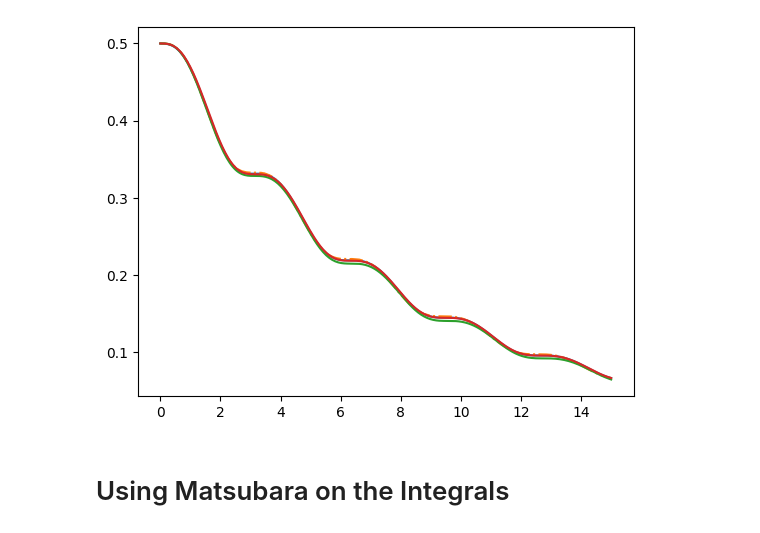
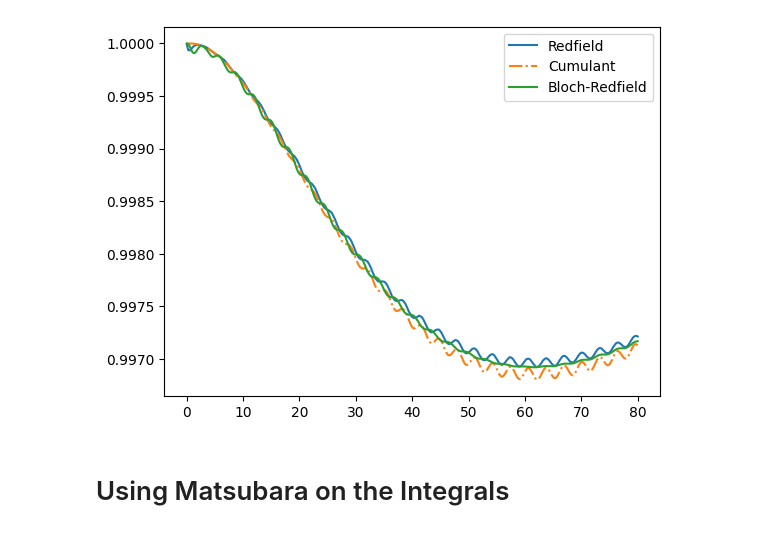
Before and after one commit to mcditoos/NonMarkovianMethods, a Jupyter notebook: nmm/cumulant/testing.ipynb, the cells around one changed output. Cells and saved outputs as stored; diff of their text form; code cells hidden in the pictures.

Commit message:
minor redfield changes

```diff
--- a/nmm/cumulant/testing.ipynb
+++ b/nmm/cumulant/testing.ipynb
@@ -116,0 +136,3 @@ pop_br=[i[0,1] for i in resultBR.states]
+# %%
+redfieldss=[Qobj(ans_red.y[:,i].reshape(2,2)) for i in range(len(t))]
+cumss=[Qobj(i.data) for i in ans]
@@ -116,0 +141,12 @@ pop_br=[i[0,1] for i in resultBR.states]
+# %%
+def rotation(data, t):
+    rotated = [
+        (-1*Qobj(cc.Hsys.data)*1j*t[i]).expm()
+        *data[i]*
+        (Qobj(cc.Hsys.data)*1j*t[i]).expm()
+        for i in range(len(t))
+    ]
+    return rotated
+# %%
+cum_r=rotation(cumss,t)
+red_r=rotation(redfieldss,-t)
@@ -117,12 +164,15 @@ pop_br=[i[0,1] for i in resultBR.states]
+# %%
+fid_cum=[fidelity(cum_r[i],result.states[i]) for i in range(len(t))]
+fid_red=[fidelity(red_r[i].conj(),result.states[i]) for i in range(len(t))]
+fid_br=[fidelity(resultBR.states[i],result.states[i]) for i in range(len(t))]
 # %%
-plt.plot(t,np.abs(states))
-plt.plot(cc.t,np.abs(cohcum),"-.")
-plt.plot(t,np.abs(pop))
-plt.plot(t,np.abs(pop_br))
-
+plt.plot(t,fid_red,label="Redfield")
+plt.plot(cc.t,fid_cum,"-.",label="Cumulant")
+plt.plot(t,fid_br,label="Bloch-Redfield")
+plt.legend()
 plt.show()
 # %% [output]
-[figure, old version]
+[figure, new version]
 # %% [markdown]
 # Using Matsubara on the Integrals
 # %%
```
Also changed, not shown: parts of 28 cells of this notebook, 3 other files.
